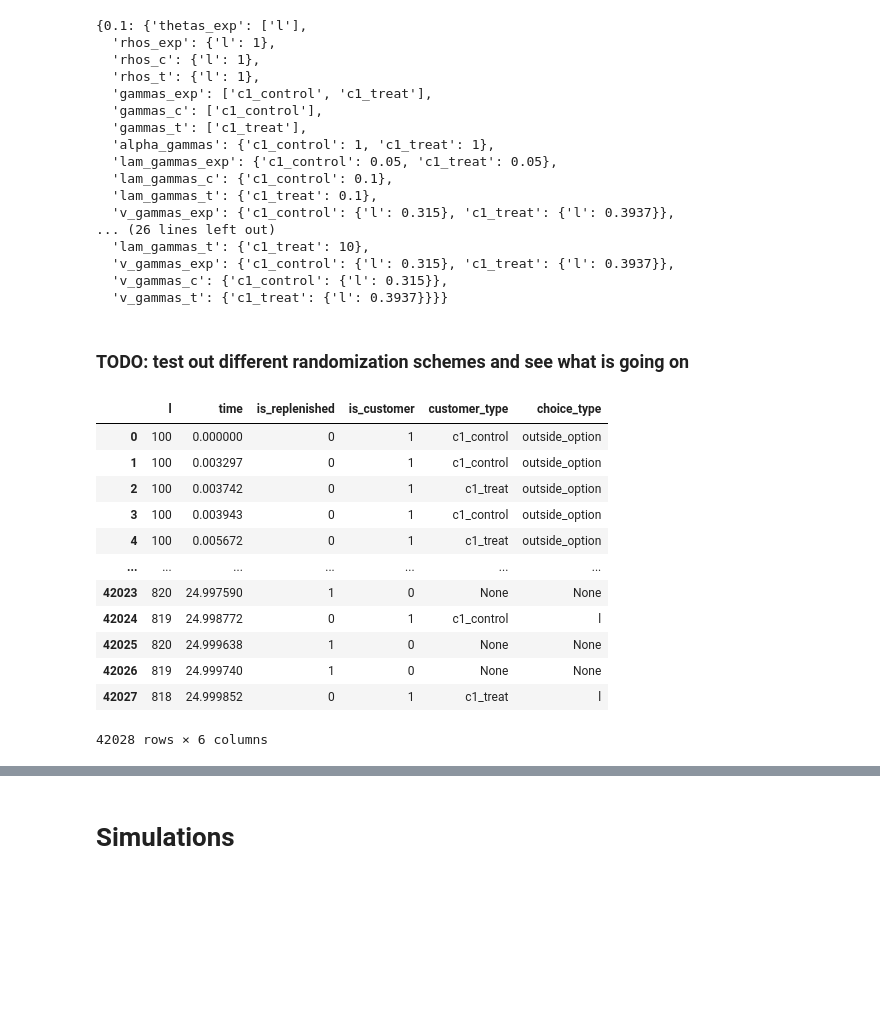
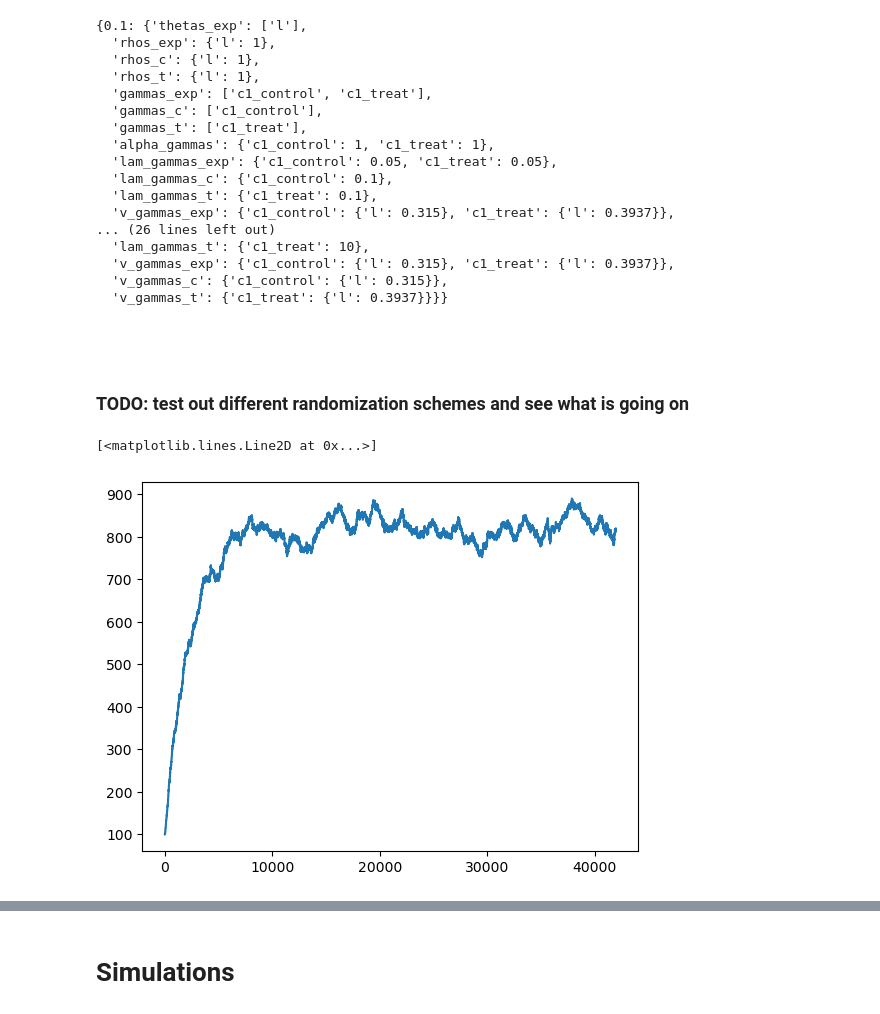
Before and after one commit to johnchrishays/herding-bias, a Jupyter notebook: Sample Numerics and Simulations.ipynb, the cells around one changed output, grey strips where cells are left out. Saved outputs shown, nothing was run; the diff lists cells and outputs as text; code cells hidden in the pictures; blank space fills up the shorter version.

```diff
--- a/Sample Numerics and Simulations.ipynb
+++ b/Sample Numerics and Simulations.ipynb
@@ -120,6 +120,8 @@ params['cr_params']
   'v_gammas_exp': {'c1_control': {'l': 0.315}, 'c1_treat': {'l': 0.3937}},
   'v_gammas_c': {'c1_control': {'l': 0.315}},
   'v_gammas_t': {'c1_treat': {'l': 0.3937}}}}
+# %% [markdown]
+###
 # %% [markdown]
 ### TODO: test out different randomization schemes and see what is going on
 # %%
@@ -202,19 +205,8 @@ mc_cr = sim.run_mc_listing_ids(choice_set_type="alpha",
            run_number=1,
            herding=herding,
            recency=recency)["events"]
-# %%
-mc_control
-# %% [output]
-|  | l | time | is_replenished | is_customer | customer_type | choice_type |
-| 0 | 100 | 0.000000 | 0 | 1 | c1_control | outside_option |
-| 1 | 100 | 0.003297 | 0 | 1 | c1_control | outside_option |
-| 2 | 100 | 0.003742 | 0 | 1 | c1_treat | outside_option |
-| 3 | 100 | 0.003943 | 0 | 1 | c1_control | outside_option |
-| 4 | 100 | 0.005672 | 0 | 1 | c1_treat | outside_option |
-| ... | ... | ... | ... | ... | ... | ... |
-| 42023 | 820 | 24.997590 | 1 | 0 | None | None |
-| 42024 | 819 | 24.998772 | 0 | 1 | c1_control | l |
-| 42025 | 820 | 24.999638 | 1 | 0 | None | None |
-| 42026 | 819 | 24.999740 | 1 | 0 | None | None |
-| 42027 | 818 | 24.999852 | 0 | 1 | c1_treat | l |
-42028 rows × 6 columns
+# %%
+plt.plot(mc_control['l'])
+# %% [output]
+[<matplotlib.lines.Line2D at 0x...>]
+[figure, added]
```
Also changed, not shown: parts of 13 cells of this notebook, 2 other files.
